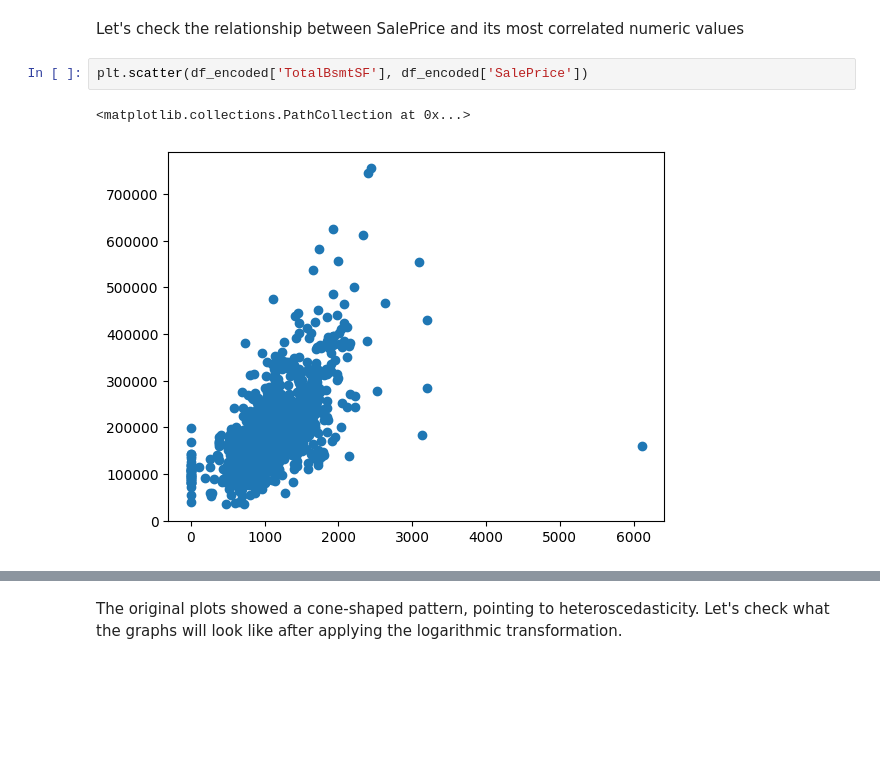
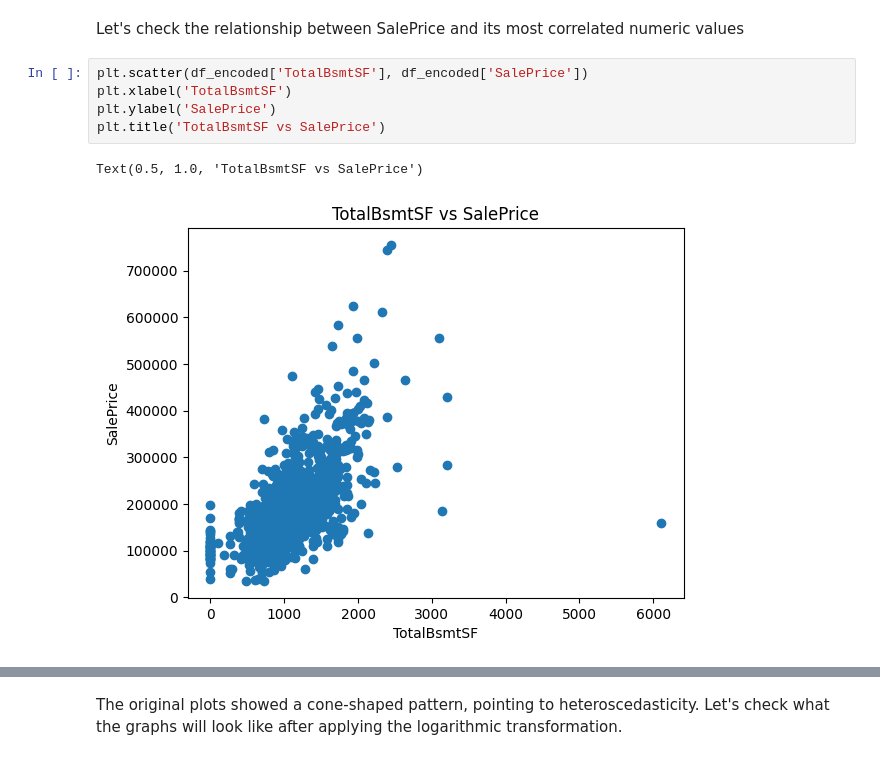
Before and after one commit to k0stro/house-prices-eda-regression, a Jupyter notebook: house-prices-eda-regression.ipynb, the cells around one changed output, grey strips where cells are left out. Drawn from its saved outputs; the diff is of its cells as text; blank space fills up the shorter version.

Commit message:
Kaggle Notebook | House Prices - EDA, regression | Version 6

```diff
--- a/house-prices-eda-regression.ipynb
+++ b/house-prices-eda-regression.ipynb
@@ -814,8 +820,11 @@ KitchenAbvGrd is negatively correlated with BldgType.
 Let's check the relationship between SalePrice and its most correlated numeric values
 # %%
 plt.scatter(df_encoded['TotalBsmtSF'], df_encoded['SalePrice'])
+plt.xlabel('TotalBsmtSF')
+plt.ylabel('SalePrice')
+plt.title('TotalBsmtSF vs SalePrice')
 # %% [output]
-<matplotlib.collections.PathCollection at 0x...>
+Text(0.5, 1.0, 'TotalBsmtSF vs SalePrice')
-[figure, old version]
+[figure, new version]
 # %%
 plt.scatter(df_encoded['GrLivArea'], df_encoded['SalePrice'])
```
Also changed, not shown: parts of 14 cells of this notebook.
